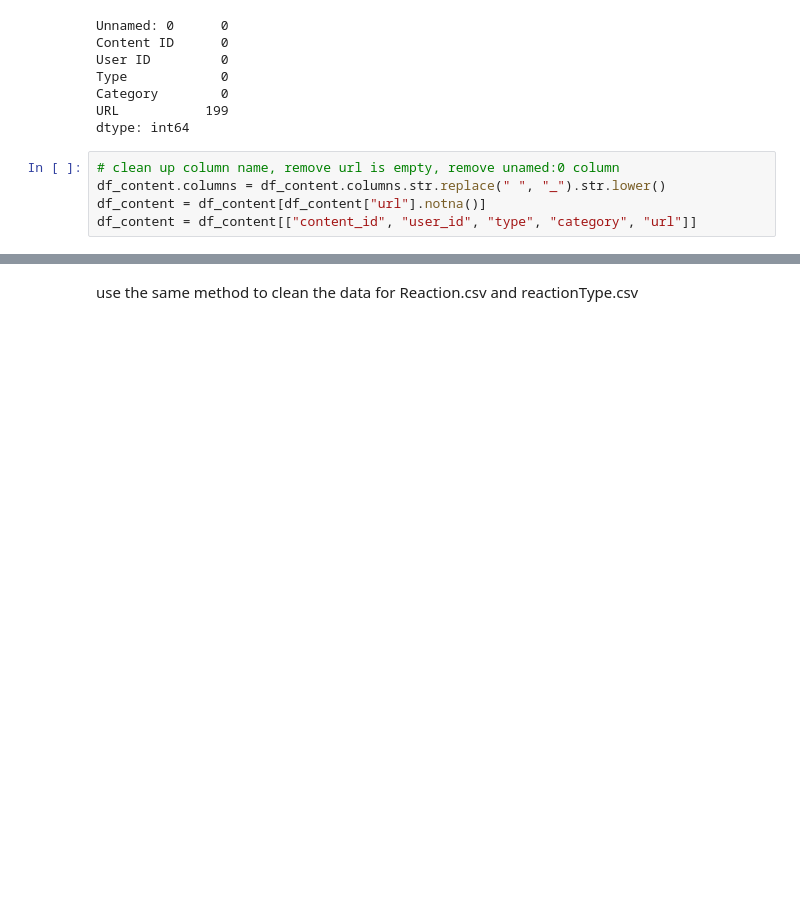
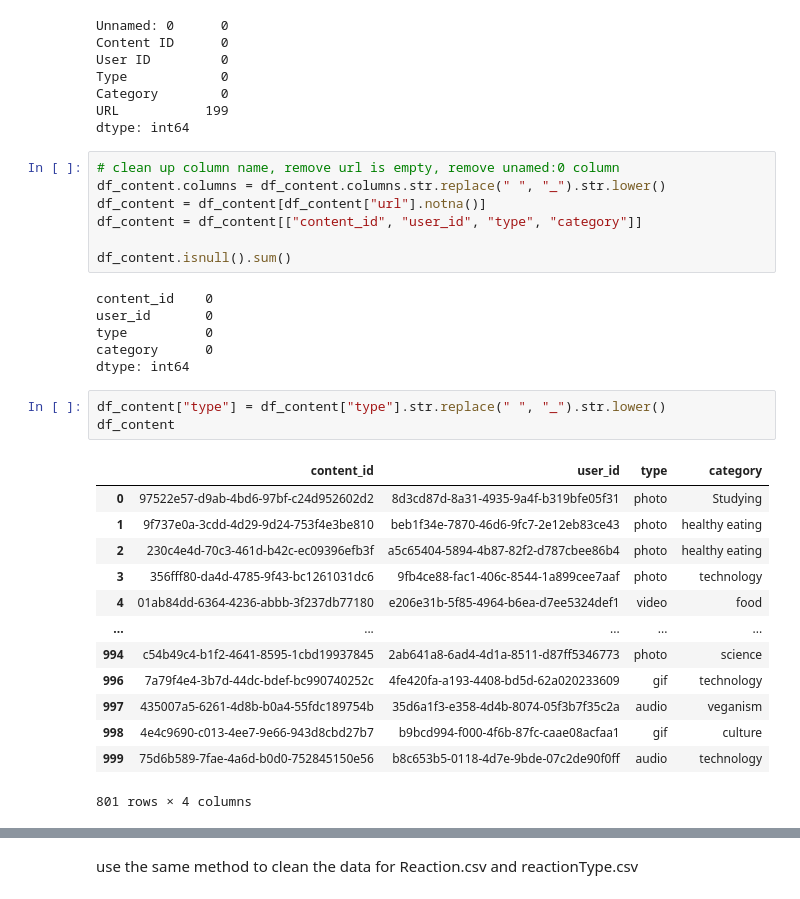
Before and after one commit to sarah-zhan/accenture_project1, a Jupyter notebook: main.ipynb, the cells around one changed output, grey strips where cells are left out. Cells and saved outputs as stored; diff of their text form; blank space fills up the shorter version.

```diff
--- a/main.ipynb
+++ b/main.ipynb
@@ -52,4 +52,29 @@ dtype: int64
 # clean up column name, remove url is empty, remove unamed:0 column
 df_content.columns = df_content.columns.str.replace(" ", "_").str.lower()
 df_content = df_content[df_content["url"].notna()]
-df_content = df_content[["content_id", "user_id", "type", "category", "url"]]
+df_content = df_content[["content_id", "user_id", "type", "category"]]
+
+df_content.isnull().sum()
+# %% [output]
+content_id    0
+user_id       0
+type          0
+category      0
+dtype: int64
+# %%
+df_content["type"] = df_content["type"].str.replace(" ", "_").str.lower()
+df_content
+# %% [output]
+|  | content_id | user_id | type | category |
+| 0 | 97522e57-d9ab-4bd6-97bf-c24d952602d2 | 8d3cd87d-8a31-4935-9a4f-b319bfe05f31 | photo | Studying |
+| 1 | 9f737e0a-3cdd-4d29-9d24-753f4e3be810 | beb1f34e-7870-46d6-9fc7-2e12eb83ce43 | photo | healthy eating |
+| 2 | 230c4e4d-70c3-461d-b42c-ec09396efb3f | a5c65404-5894-4b87-82f2-d787cbee86b4 | photo | healthy eating |
+| 3 | 356fff80-da4d-4785-9f43-bc1261031dc6 | 9fb4ce88-fac1-406c-8544-1a899cee7aaf | photo | technology |
+| 4 | 01ab84dd-6364-4236-abbb-3f237db77180 | e206e31b-5f85-4964-b6ea-d7ee5324def1 | video | food |
+| ... | ... | ... | ... | ... |
+| 994 | c54b49c4-b1f2-4641-8595-1cbd19937845 | 2ab641a8-6ad4-4d1a-8511-d87ff5346773 | photo | science |
+| 996 | 7a79f4e4-3b7d-44dc-bdef-bc990740252c | 4fe420fa-a193-4408-bd5d-62a020233609 | gif | technology |
+| 997 | 435007a5-6261-4d8b-b0a4-55fdc189754b | 35d6a1f3-e358-4d4b-8074-05f3b7f35c2a | audio | veganism |
+| 998 | 4e4c9690-c013-4ee7-9e66-943d8cbd27b7 | b9bcd994-f000-4f6b-87fc-caae08acfaa1 | gif | culture |
+| 999 | 75d6b589-7fae-4a6d-b0d0-752845150e56 | b8c653b5-0118-4d7e-9bde-07c2de90f0ff | audio | technology |
+801 rows × 4 columns
```
Also changed, not shown: parts of 3 cells of this notebook.
